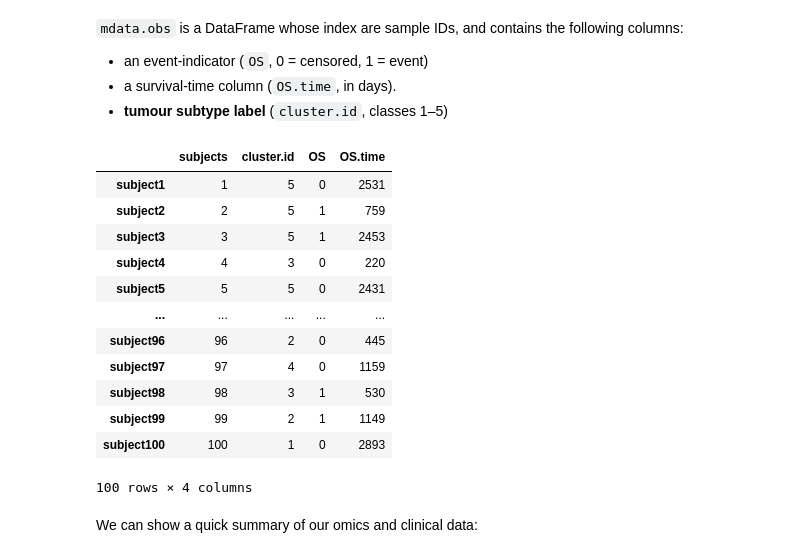
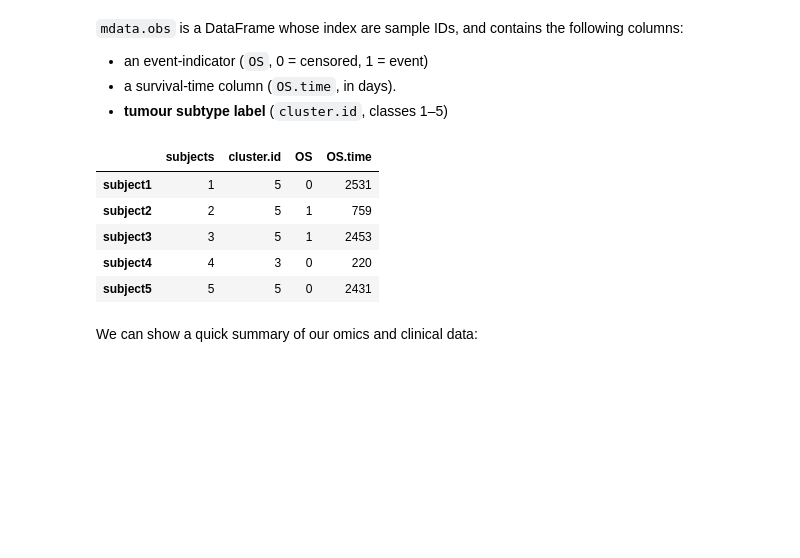
Before and after one commit to prism-oncology/customics, a Jupyter notebook: docs/tutorials/usage.ipynb, the cells around one changed output. Drawn from its saved outputs; the diff is of its cells as text; code cells hidden in the pictures; blank space fills up the shorter version.

```diff
--- a/docs/tutorials/usage.ipynb
+++ b/docs/tutorials/usage.ipynb
@@ -81,21 +75,14 @@ mdata["protein"].to_df()
 - a survival-time column (`OS.time`, in days).
 - **tumour subtype label** (`cluster.id`, classes 1–5)
 # %%
-mdata.obs
+mdata.obs.head()
 # %% [output]
 |  | subjects | cluster.id | OS | OS.time |
 | subject1 | 1 | 5 | 0 | 2531 |
 | subject2 | 2 | 5 | 1 | 759 |
 | subject3 | 3 | 5 | 1 | 2453 |
 | subject4 | 4 | 3 | 0 | 220 |
 | subject5 | 5 | 5 | 0 | 2431 |
-| ... | ... | ... | ... | ... |
-| subject96 | 96 | 2 | 0 | 445 |
-| subject97 | 97 | 4 | 0 | 1159 |
-| subject98 | 98 | 3 | 1 | 530 |
-| subject99 | 99 | 2 | 1 | 1149 |
-| subject100 | 100 | 1 | 0 | 2893 |
-100 rows × 4 columns
 # %% [markdown]
 We can show a quick summary of our omics and clinical data:
 # %%
```
Also changed, not shown: parts of 9 cells of this notebook, 4 other files.
